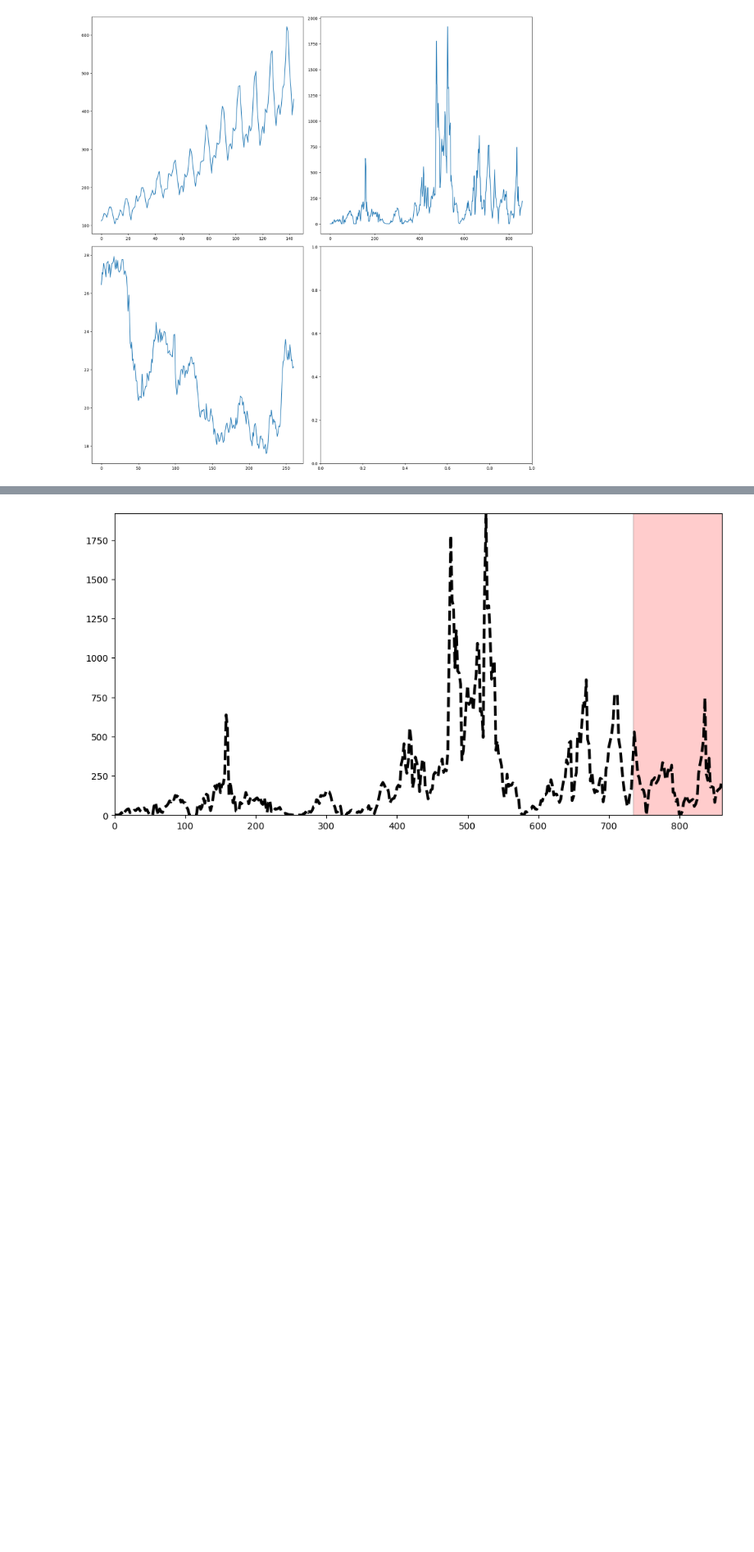
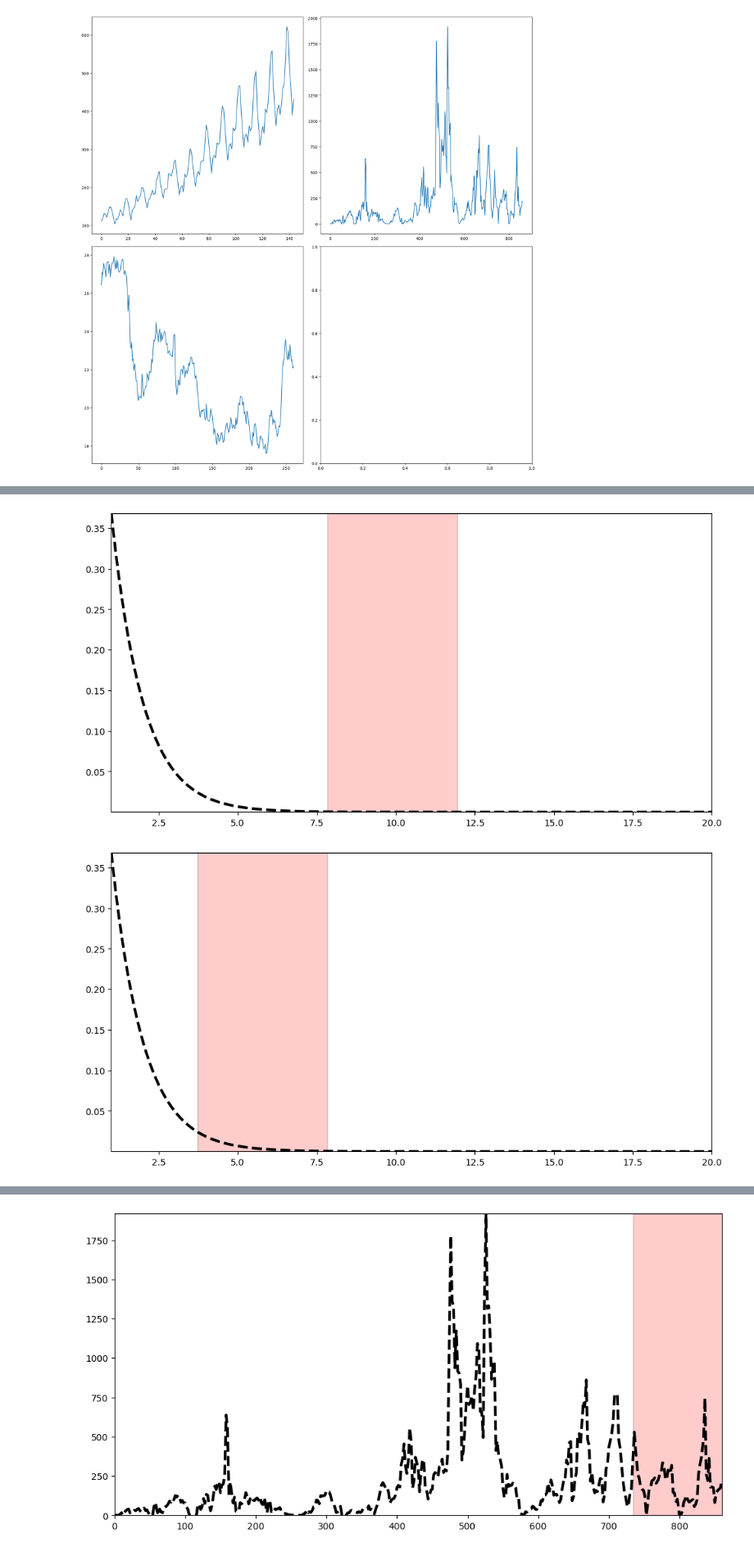
Before and after one commit to Guilherme-Ataliba/Rooling_window-Versatus, a Jupyter notebook: SRRollingMetric/RollingMetric.ipynb, the cells around one changed output, grey strips where cells are left out. Shown at 82% size. Drawn from its saved outputs; the diff is of its cells as text; code cells hidden in the pictures; blank space fills up the shorter version.

```diff
--- a/SRRollingMetric/RollingMetric.ipynb
+++ b/SRRollingMetric/RollingMetric.ipynb
@@ -119,0 +134,11 @@ start_point_options = [-1, -6, -8, -12, -18, -20, -24]
+# %%
+start_points1 = [-60, -90, -110]
+
+for start in start_points1:
+    plt.figure(figsize=(12, 6))
+    RoWi.fit(X2, y2, rollingSR, direction="left", start=X2[start], n_points=30
+    , visualize=True)
+    plt.show()
+# %% [output]
+[figure, added]
+[figure, added]
```
Also changed, not shown: parts of 2 cells of this notebook, 7 other files.
